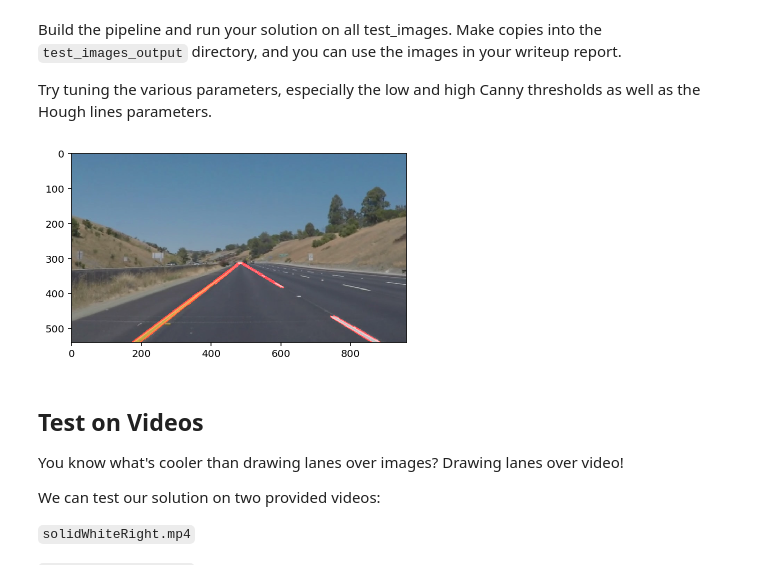
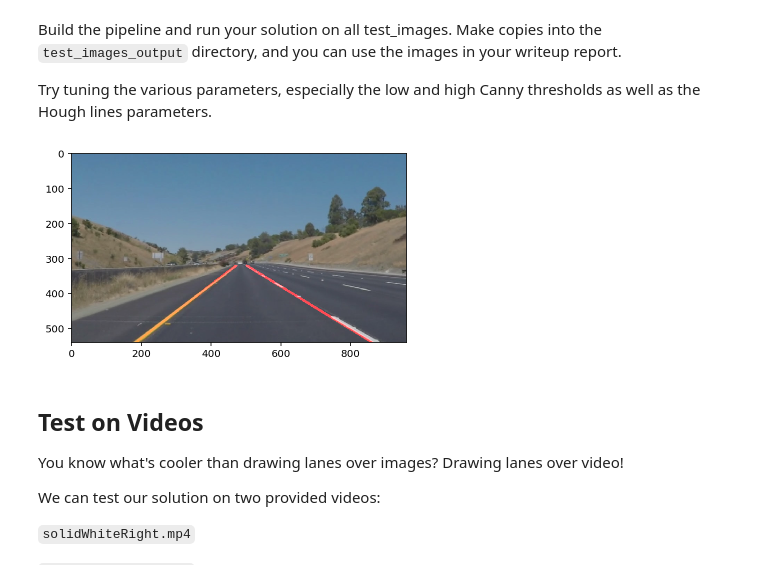
Before and after one commit to scollins83/CarND-LaneLines-P1, a Jupyter notebook: P1.ipynb, the cells around one changed output. Cells and saved outputs as stored; diff of their text form; code cells hidden in the pictures.

```diff
--- a/P1.ipynb
+++ b/P1.ipynb
@@ -294,15 +294,42 @@ Try tuning the various parameters, especially the low and high Canny thresholds
 # %%
 for filename in os.listdir("test_images/"):
     image = mpimg.imread("test_images/" + filename)
+
     gray_image = grayscale(image)
+    fn = "test_image_output/grey_" + filename
+    plt.imsave(fn, gray_image)
+
     canny_image = canny(gray_image, canny_low_threshold, canny_high_threshold)
+    fn = "test_image_output/canny_" + filename
+    plt.imsave(fn, canny_image)
+
     gb_image = gaussian_blur(canny_image, 3)
+    fn = "test_image_output/blurred_" + filename
+    plt.imsave(fn, gb_image)
+
     masked_image = region_of_interest(gb_image, np.array([[(0, 540),(470,310),(510,310),(960,540)]]))
+    fn = "test_image_output/masked_" + filename
+    plt.imsave(fn, masked_image)
+
     hough_image = hough_lines(masked_image, 2, (np.pi/180), 15, 75, 20, use_beta_draw=False)
+    fn = "test_image_output/hough_" + filename
+    plt.imsave(fn, hough_image)
+
     weighted_image = weighted_img(hough_image, image)
+    fn = "test_image_output/weighted_" + filename
+    plt.imsave(fn, weighted_image)
+
+    hough_image = hough_lines(masked_image, 2, (np.pi/180), 15, 75, 20, use_beta_draw=True)
+    fn = "test_image_output/hough_beta_" + filename
+    plt.imsave(fn, hough_image)
+
+    weighted_image = weighted_img(hough_image, image)
+    fn = "test_image_output/weighted_beta_" + filename
+    plt.imsave(fn, weighted_image)
+
     plt.imshow(weighted_image)
 # %% [output]
-[figure, old version]
+[figure, new version]
 # %% [markdown]
 ## Test on Videos
 
```
Also changed, not shown: parts of 1 cell of this notebook, 48 other files.
